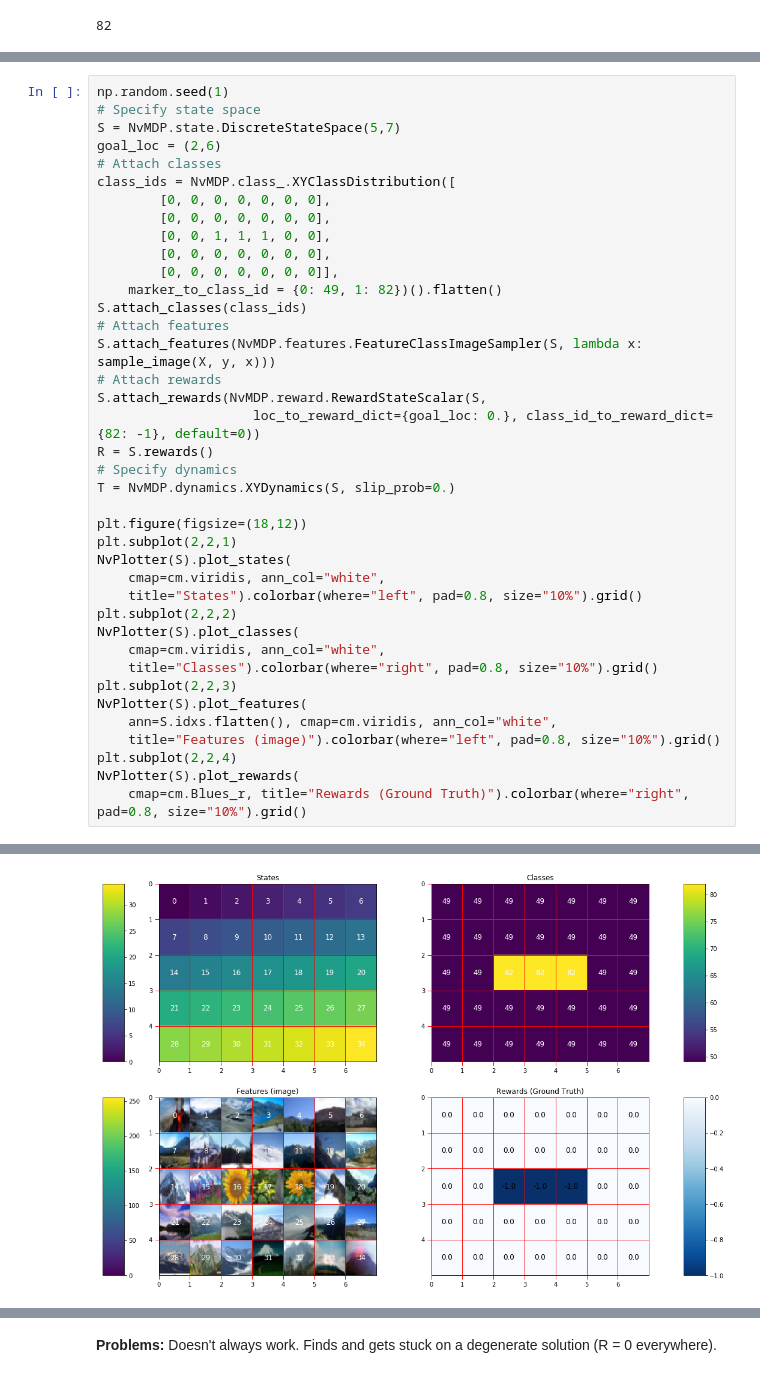
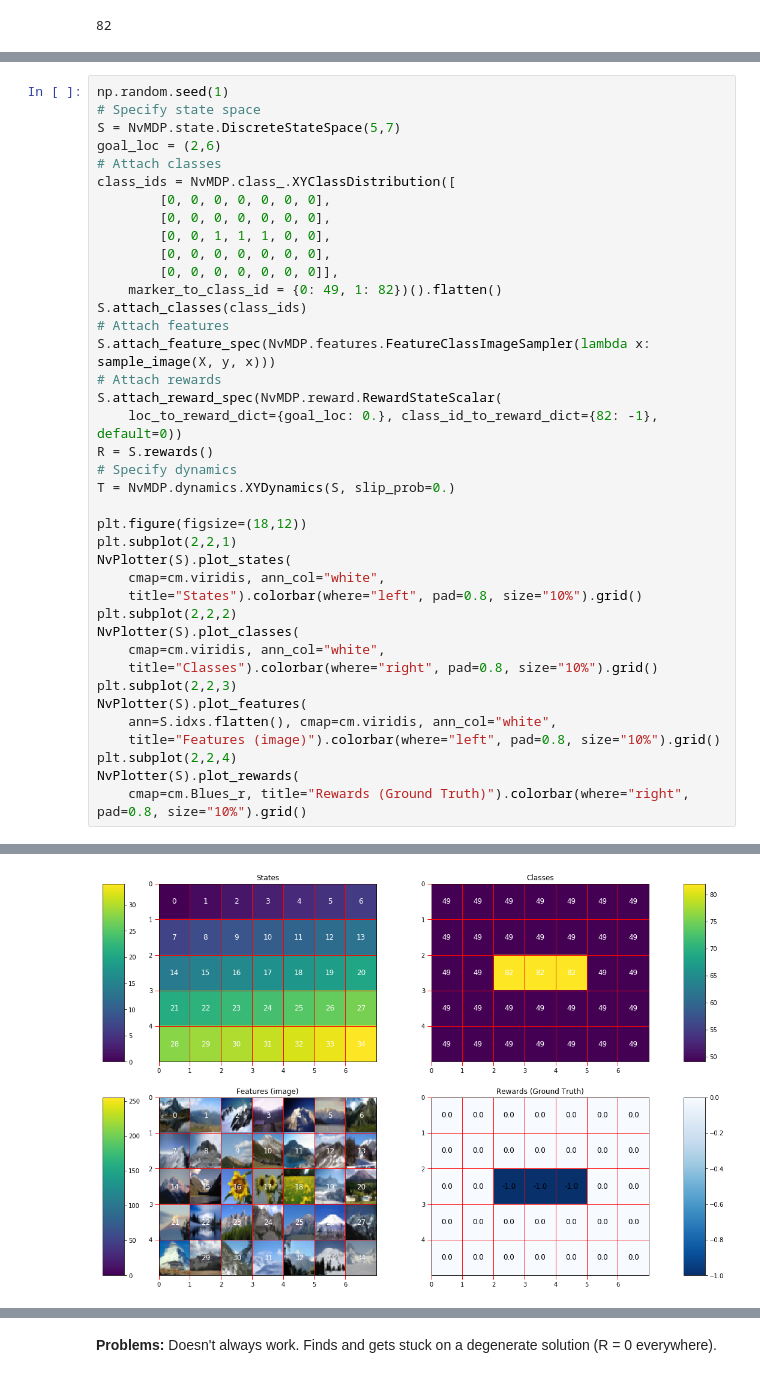
Before and after one commit to yrevar/InverseRL, a Jupyter notebook: mlirl_gridworld_5x7_img.ipynb, the cells around one changed output, grey strips where cells are left out. Cells and saved outputs as stored; diff of their text form.

```diff
--- a/mlirl_gridworld_5x7_img.ipynb
+++ b/mlirl_gridworld_5x7_img.ipynb
@@ -47,36 +52,36 @@ class_ids = NvMDP.class_.XYClassDistribution([
         [0, 0, 0, 0, 0, 0, 0],
         [0, 0, 1, 1, 1, 0, 0],
         [0, 0, 0, 0, 0, 0, 0],
         [0, 0, 0, 0, 0, 0, 0]],
     marker_to_class_id = {0: 49, 1: 82})().flatten()
 S.attach_classes(class_ids)
 # Attach features
-S.attach_features(NvMDP.features.FeatureClassImageSampler(S, lambda x: sample_image(X, y, x)))
+S.attach_feature_spec(NvMDP.features.FeatureClassImageSampler(lambda x: sample_image(X, y, x)))
 # Attach rewards
-S.attach_rewards(NvMDP.reward.RewardStateScalar(S,
-                    loc_to_reward_dict={goal_loc: 0.}, class_id_to_reward_dict={82: -1}, default=0))
+S.attach_reward_spec(NvMDP.reward.RewardStateScalar(
+    loc_to_reward_dict={goal_loc: 0.}, class_id_to_reward_dict={82: -1}, default=0))
 R = S.rewards()
 # Specify dynamics
 T = NvMDP.dynamics.XYDynamics(S, slip_prob=0.)
 
 plt.figure(figsize=(18,12))
 plt.subplot(2,2,1)
 NvPlotter(S).plot_states(
     cmap=cm.viridis, ann_col="white",
     title="States").colorbar(where="left", pad=0.8, size="10%").grid()
 plt.subplot(2,2,2)
 NvPlotter(S).plot_classes(
     cmap=cm.viridis, ann_col="white",
     title="Classes").colorbar(where="right", pad=0.8, size="10%").grid()
 plt.subplot(2,2,3)
 NvPlotter(S).plot_features(
     ann=S.idxs.flatten(), cmap=cm.viridis, ann_col="white",
     title="Features (image)").colorbar(where="left", pad=0.8, size="10%").grid()
 plt.subplot(2,2,4)
 NvPlotter(S).plot_rewards(
     cmap=cm.Blues_r, title="Rewards (Ground Truth)").colorbar(where="right", pad=0.8, size="10%").grid()
 # %% [output]
 <navigation_vis.Raster.Raster at 0x...>
-[figure, old version]
+[figure, new version]
 # %%
 PHI = torch.FloatTensor(S.features()).permute(0,3,1,2) / 255.
```
Also changed, not shown: parts of 14 cells of this notebook, 9 other files.
